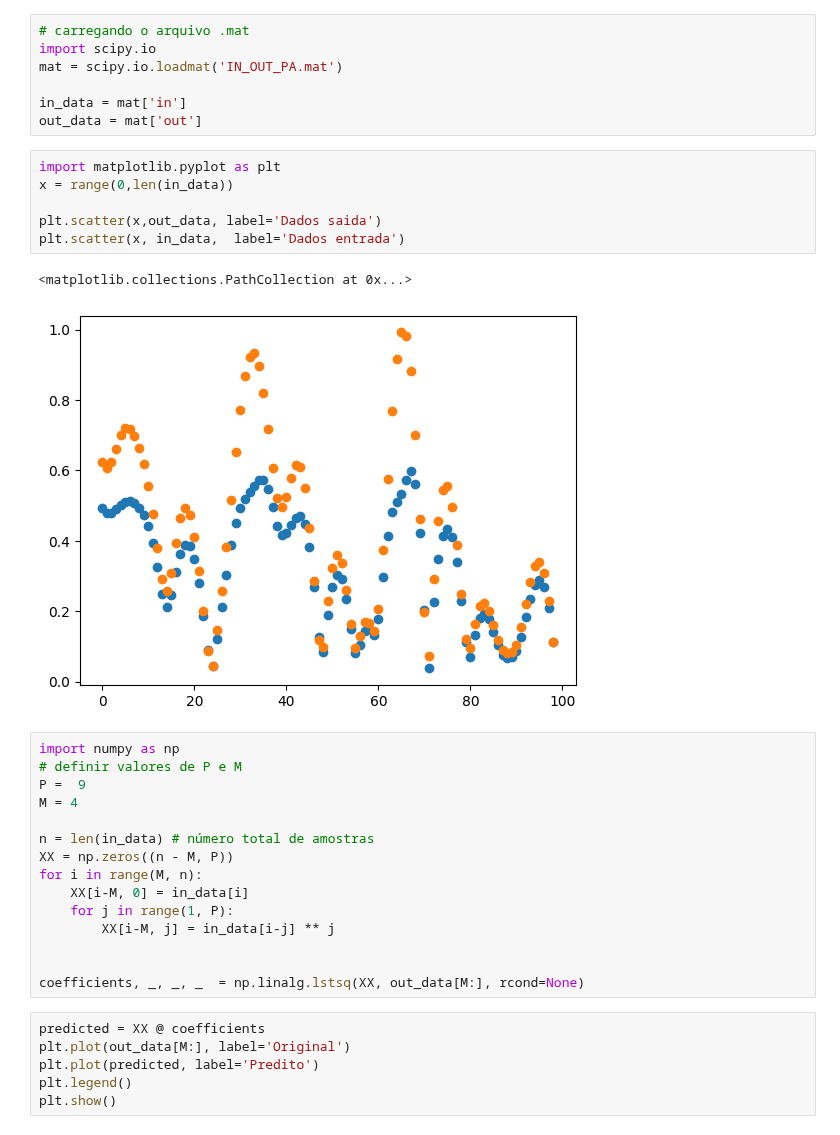
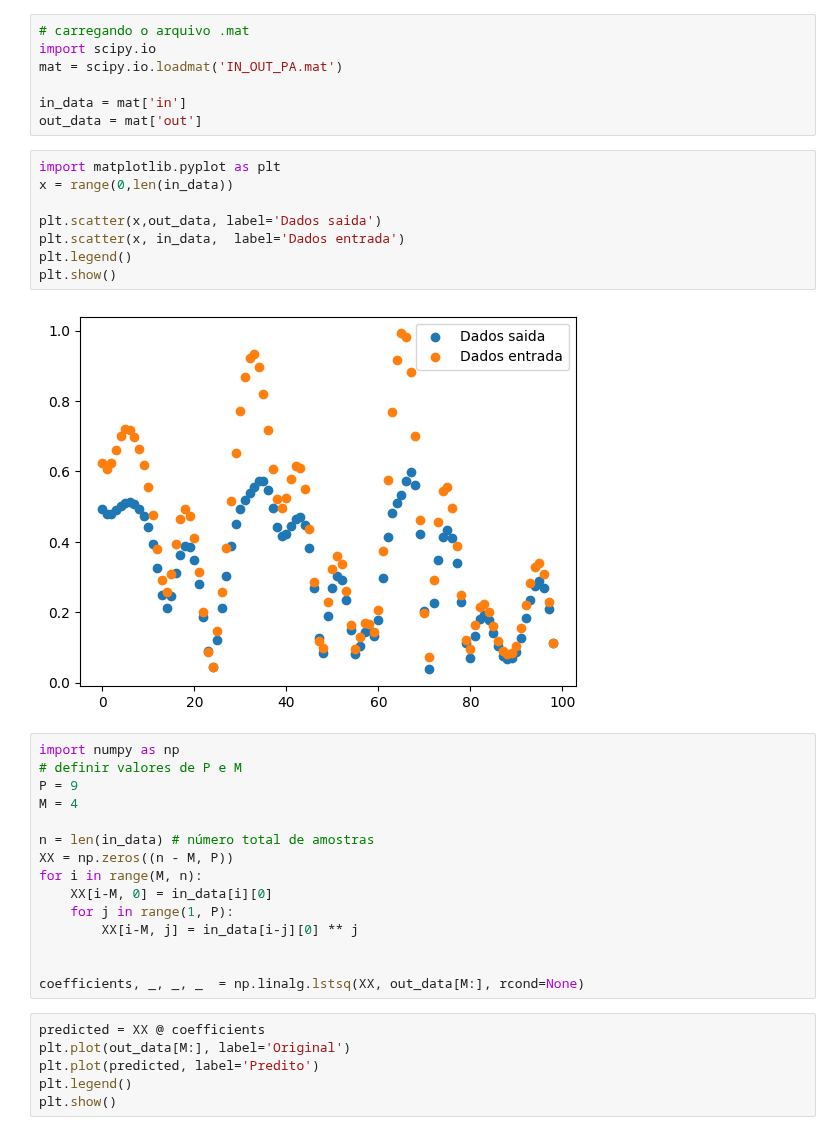
Before and after one commit to Je-Leo-AS/DPD, a Jupyter notebook: Atividade 2/Min_Square.ipynb, the cells around one changed output. Cells and saved outputs as stored; diff of their text form.

```diff
--- a/Atividade 2/Min_Square.ipynb
+++ b/Atividade 2/Min_Square.ipynb
@@ -8,24 +8,25 @@ out_data = mat['out']
 # %%
 import matplotlib.pyplot as plt
 x = range(0,len(in_data))
 
 plt.scatter(x,out_data, label='Dados saida')
 plt.scatter(x, in_data,  label='Dados entrada')
+plt.legend()
+plt.show()
 # %% [output]
-<matplotlib.collections.PathCollection at 0x...>
-[figure, old version]
+[figure, new version]
 # %%
 import numpy as np
 # definir valores de P e M
-P =  9
+P = 9
 M = 4
 
 n = len(in_data) # número total de amostras
 XX = np.zeros((n - M, P))
 for i in range(M, n):
-    XX[i-M, 0] = in_data[i]
+    XX[i-M, 0] = in_data[i][0]
     for j in range(1, P):
-        XX[i-M, j] = in_data[i-j] ** j
+        XX[i-M, j] = in_data[i-j][0] ** j
 
 
 coefficients, _, _, _  = np.linalg.lstsq(XX, out_data[M:], rcond=None)
```
Also changed, not shown: 7 other files.
